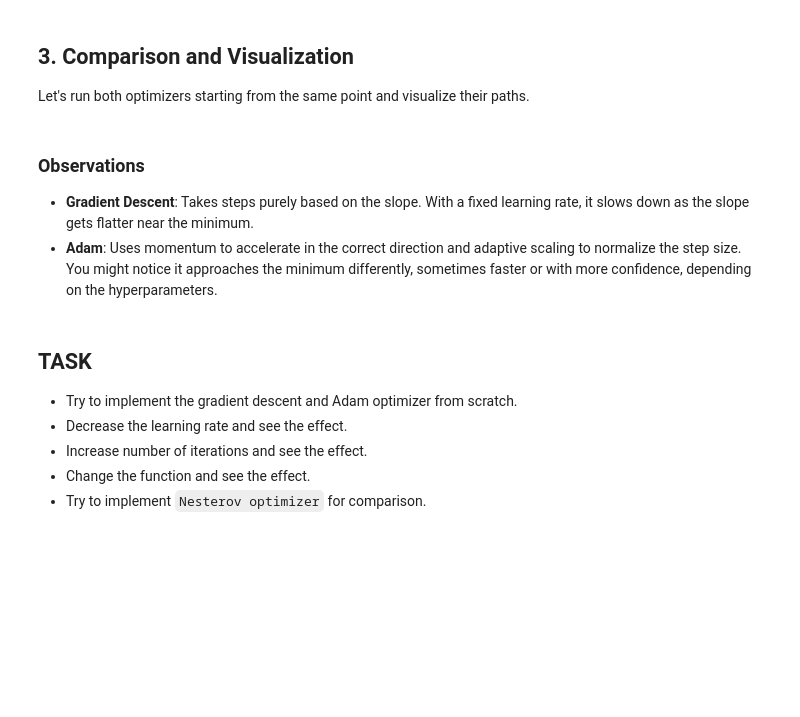
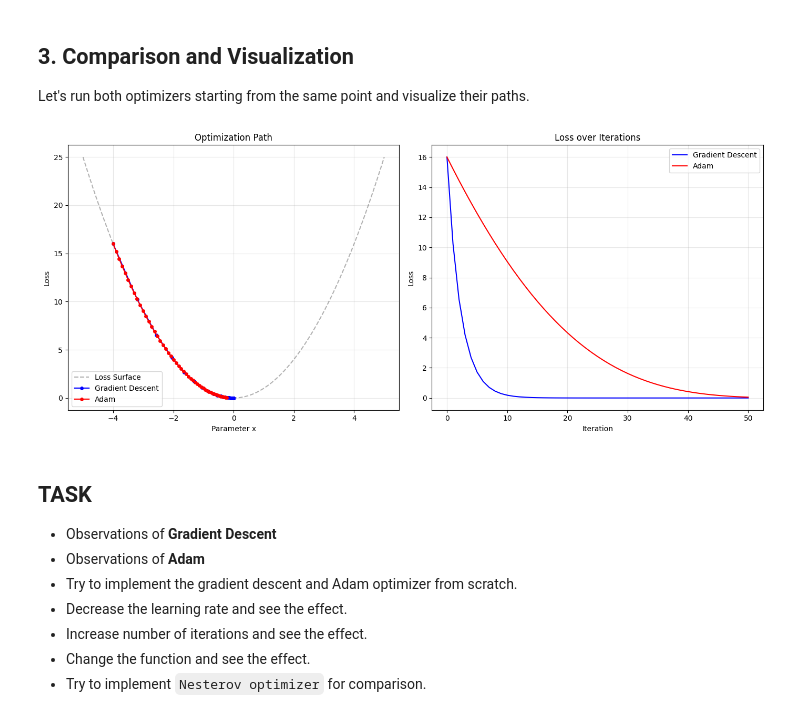
Before and after one commit to anishchapagain/Deep-Learning, a Jupyter notebook: gradient_adam.ipynb, the cells around one changed output. Saved outputs shown, nothing was run; the diff lists cells and outputs as text; code cells hidden in the pictures; blank space fills up the shorter version.

Commit message:
Adam with loss

```diff
--- a/gradient_adam.ipynb
+++ b/gradient_adam.ipynb
@@ -10,11 +10,11 @@ We will implement both from scratch to understand their mechanics and compare th
 import numpy as np
 import matplotlib.pyplot as plt
 
-# Define a simple convex function to minimize: f(x) = x^2
-def f(x):
+# Define the Loss Function (a simple convex function to minimize): Loss = x^2
+def loss_function(x):
     return x**2
 
-# Define the gradient (derivative) of the function: f'(x) = 2x
+# Define the gradient (derivative) of the Loss Function: d(Loss)/dx = 2x
 def gradient(x):
     return 2*x
 # %% [markdown]
@@ -33,13 +33,15 @@ Where:
 def gradient_descent(start_x, learning_rate, num_iterations):
     x = start_x
     history = [x]
+    loss_history = [loss_function(x)]
 
     for _ in range(num_iterations):
         grad = gradient(x)
         x = x - learning_rate * grad
         history.append(x)
+        loss_history.append(loss_function(x))
 
-    return history
+    return history, loss_history
 # %% [markdown]
 ## 2. Adam Optimizer
 
@@ -76,6 +78,7 @@ Where:
 def adam_optimizer(start_x, learning_rate, num_iterations, beta1=0.9, beta2=0.999, epsilon=1e-8):
     x = start_x
     history = [x]
+    loss_history = [loss_function(x)]
 
     # Initialize moments
     m = 0
@@ -100,8 +103,9 @@ def adam_optimizer(start_x, learning_rate, num_iterations, beta1=0.9, beta2=0.99
         x = x - learning_rate * m_hat / (np.sqrt(v_hat) + epsilon)
 
         history.append(x)
+        loss_history.append(loss_function(x))
 
-    return history
+    return history, loss_history
 # %% [markdown]
 ## 3. Comparison and Visualization
 
@@ -109,40 +113,49 @@ Let's run both optimizers starting from the same point and visualize their paths
 # %%
 # Parameters
 start_x = -4.0
 lr = 0.1
 iterations = 50
 
 # Run Optimizers
-gd_history = gradient_descent(start_x, lr, iterations)
-adam_history = adam_optimizer(start_x, lr, iterations)
+gd_history, gd_loss = gradient_descent(start_x, lr, iterations)
+adam_history, adam_loss = adam_optimizer(start_x, lr, iterations)
 
 # Plotting
 x_range = np.linspace(-5, 5, 100)
-y_range = f(x_range)
+y_range = loss_function(x_range)
 
-plt.figure(figsize=(12, 6))
-plt.plot(x_range, y_range, 'k--', alpha=0.3, label='f(x) = x^2')
+plt.figure(figsize=(14, 6))
 
-# Plot Gradient Descent Path
-plt.plot(gd_history, [f(x) for x in gd_history], '-', label='Gradient Descent', color='blue', markersize=2)
-
-# Plot Adam Path
-plt.plot(adam_history, [f(x) for x in adam_history], 'o-', label='Adam', color='red', markersize=5)
-
-plt.title(f'Gradient Descent vs Adam (Learning Rate: {lr})')
-plt.xlabel('x')
-plt.ylabel('f(x)')
+# Subplot 1: Parameter Path
+plt.subplot(1, 2, 1)
+plt.plot(x_range, y_range, 'k--', alpha=0.3, label='Loss Surface')
+plt.plot(gd_history, gd_loss, 'o-', label='Gradient Descent', color='blue', markersize=4)
+plt.plot(adam_history, adam_loss, 'o-', label='Adam', color='red', markersize=4)
+plt.title('Optimization Path')
+plt.xlabel('Parameter x')
+plt.ylabel('Loss')
 plt.legend()
 plt.grid(True, alpha=0.3)
+
+# Subplot 2: Loss Curve
+plt.subplot(1, 2, 2)
+plt.plot(gd_loss, label='Gradient Descent', color='blue')
+plt.plot(adam_loss, label='Adam', color='red')
+plt.title('Loss over Iterations')
+plt.xlabel('Iteration')
+plt.ylabel('Loss')
+plt.legend()
+plt.grid(True, alpha=0.3)
+
+plt.tight_layout()
 plt.show()
+# %% [output]
+[figure, added]
-# %% [markdown]
-### Observations
-
-- **Gradient Descent**: Takes steps purely based on the slope. With a fixed learning rate, it slows down as the slope gets flatter near the minimum.
-- **Adam**: Uses momentum to accelerate in the correct direction and adaptive scaling to normalize the step size. You might notice it approaches the minimum differently, sometimes faster or with more confidence, depending on the hyperparameters.
 # %% [markdown]
 ## TASK
 
+- Observations of **Gradient Descent**
+- Observations of **Adam**
 - Try to implement the gradient descent and Adam optimizer from scratch.
 - Decrease the learning rate and see the effect.
 - Increase number of iterations and see the effect.
```
Also changed, not shown: parts of 1 cell of this notebook.
